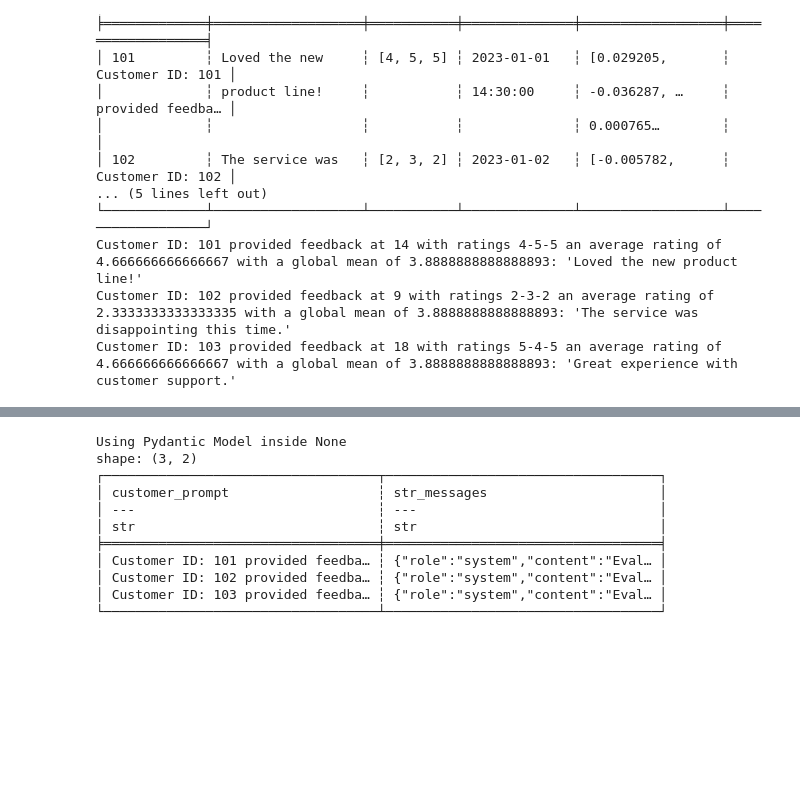
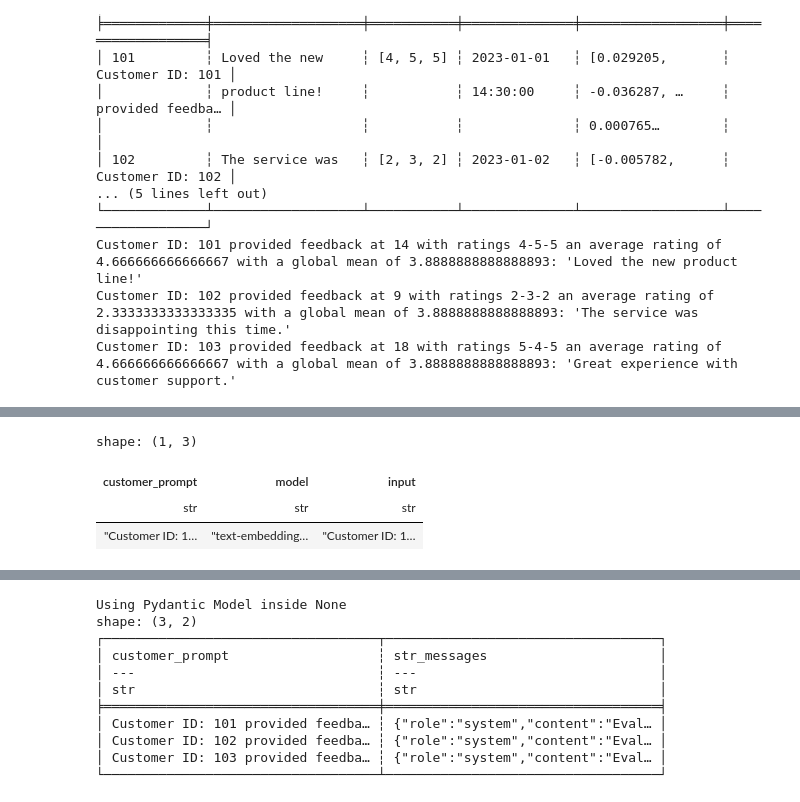
Before and after one commit to Neural-Dragon-AI/Cynde, a Jupyter notebook: examples/cynde_demo.ipynb, the cells around one changed output, grey strips where cells are left out. Saved outputs shown, nothing was run; the diff lists cells and outputs as text; code cells hidden in the pictures; blank space fills up the shorter version.

```diff
--- a/examples/cynde_demo.ipynb
+++ b/examples/cynde_demo.ipynb
@@ -119,0 +133,3 @@ Customer ID: 103 provided feedback at 18 with ratings 5-4-5 an average rating of
+# %%
+emb_payload_df = generate_embedding_payloads_from_column(emb_requests_filepath, df_prompted, "customer_prompt", model_name="text-embedding-3-small")
+print(emb_payload_df)
@@ -119,0 +184,7 @@ Customer ID: 103 provided feedback at 18 with ratings 5-4-5 an average rating of
+# %%
+emb_payload_df.head(1)
+# %% [output]
+shape: (1, 3)
+| customer_prompt | model | input |
+| str | str | str |
+| "Customer ID: 1… | "text-embedding… | "Customer ID: 1… |
```
Also changed, not shown: parts of 20 cells of this notebook, 1 other file.
